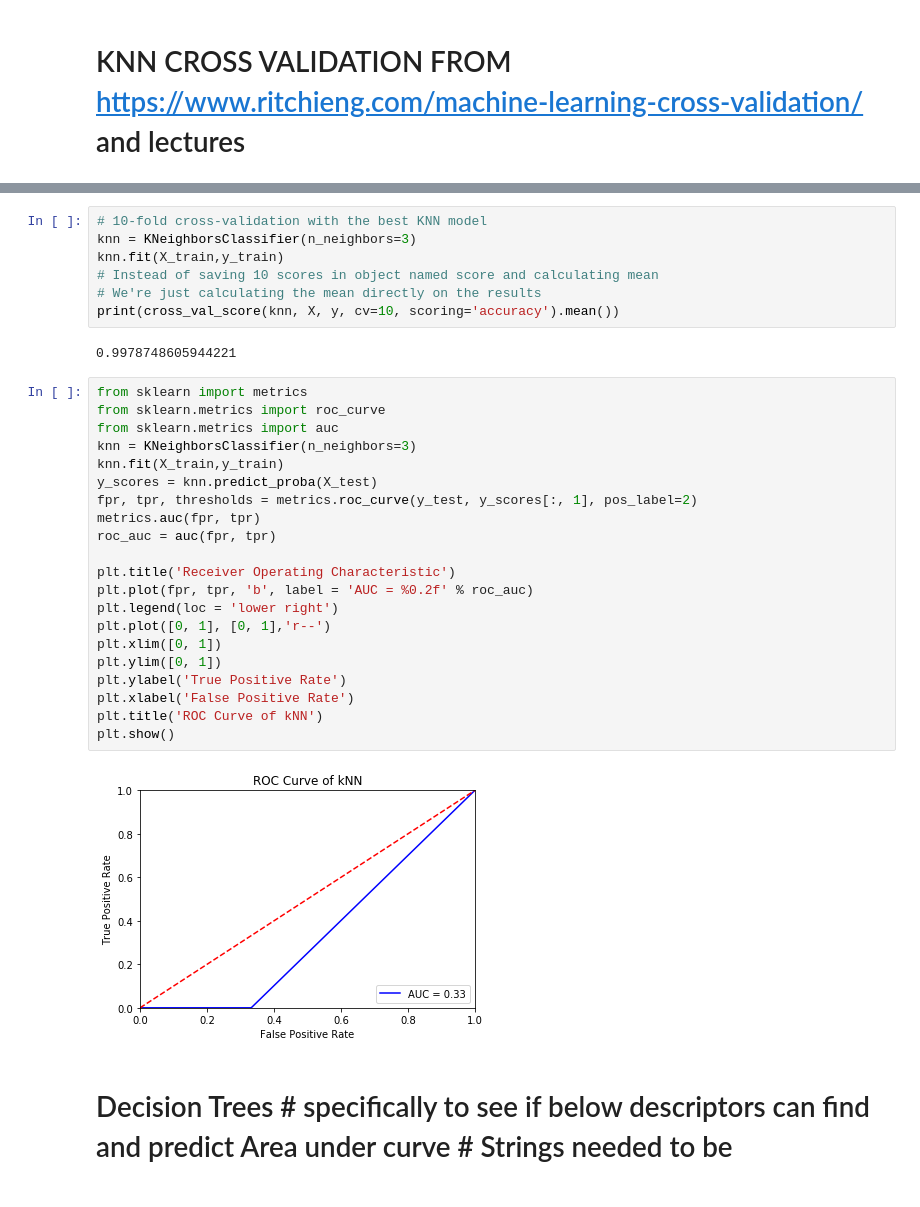
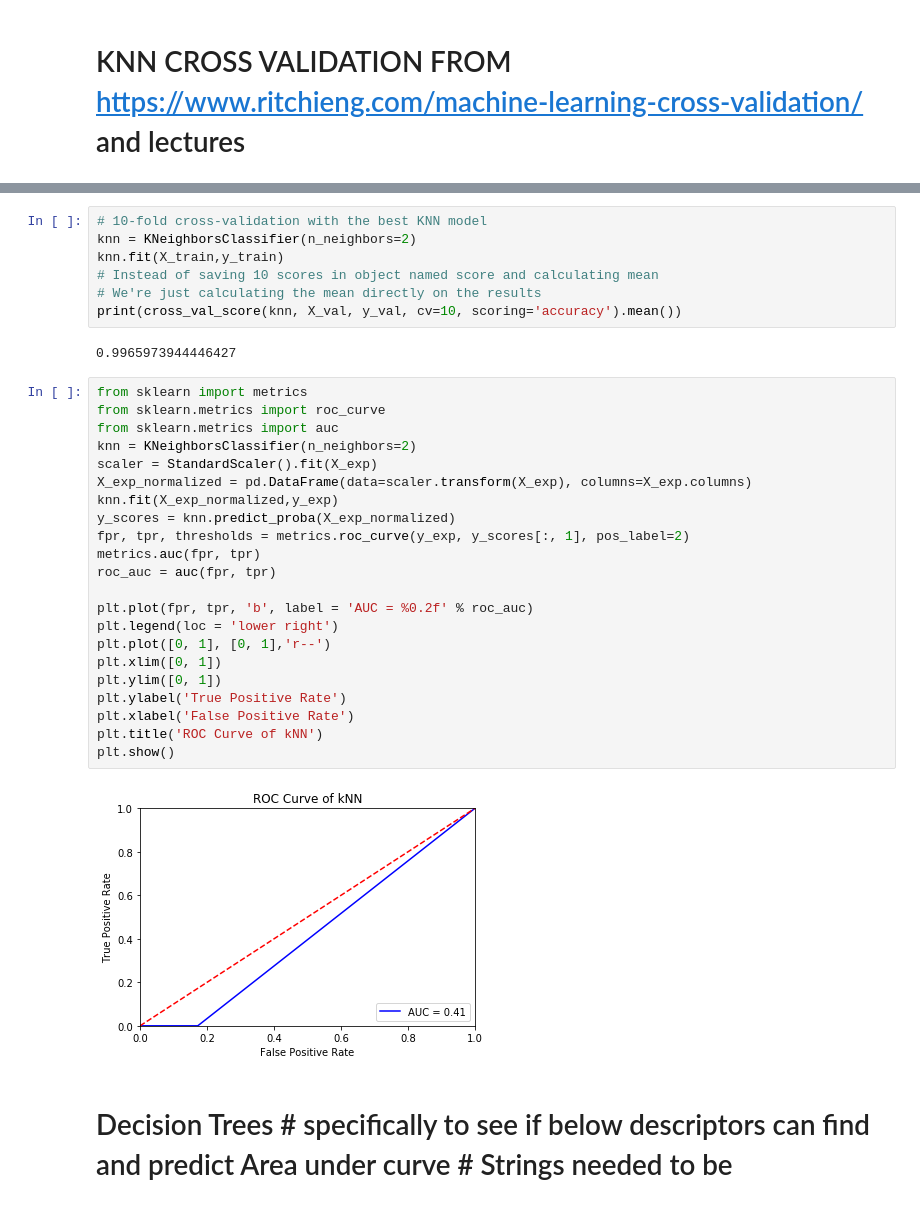
Before and after one commit to raman-noodles/raman-spectra-decomp-analysis, a Jupyter notebook: examples/supervised_machine_learning_dev.ipynb, the cells around one changed output, grey strips where cells are left out. Cells and saved outputs as stored; diff of their text form.

```diff
--- a/examples/supervised_machine_learning_dev.ipynb
+++ b/examples/supervised_machine_learning_dev.ipynb
@@ -974,35 +1167,36 @@ Text(0, 0.5, 'Cross-validated accuracy')
 # %%
 # 10-fold cross-validation with the best KNN model
-knn = KNeighborsClassifier(n_neighbors=3)
+knn = KNeighborsClassifier(n_neighbors=2)
 knn.fit(X_train,y_train)
 # Instead of saving 10 scores in object named score and calculating mean
 # We're just calculating the mean directly on the results
-print(cross_val_score(knn, X, y, cv=10, scoring='accuracy').mean())
+print(cross_val_score(knn, X_val, y_val, cv=10, scoring='accuracy').mean())
 # %% [output]
-0.9978748605944221
+0.9965973944446427
 # %%
 from sklearn import metrics
 from sklearn.metrics import roc_curve
 from sklearn.metrics import auc
-knn = KNeighborsClassifier(n_neighbors=3)
-knn.fit(X_train,y_train)
-y_scores = knn.predict_proba(X_test)
-fpr, tpr, thresholds = metrics.roc_curve(y_test, y_scores[:, 1], pos_label=2)
+knn = KNeighborsClassifier(n_neighbors=2)
+scaler = StandardScaler().fit(X_exp)
+X_exp_normalized = pd.DataFrame(data=scaler.transform(X_exp), columns=X_exp.columns)
+knn.fit(X_exp_normalized,y_exp)
+y_scores = knn.predict_proba(X_exp_normalized)
+fpr, tpr, thresholds = metrics.roc_curve(y_exp, y_scores[:, 1], pos_label=2)
 metrics.auc(fpr, tpr)
 roc_auc = auc(fpr, tpr)
 
-plt.title('Receiver Operating Characteristic')
 plt.plot(fpr, tpr, 'b', label = 'AUC = %0.2f' % roc_auc)
 plt.legend(loc = 'lower right')
 plt.plot([0, 1], [0, 1],'r--')
 plt.xlim([0, 1])
 plt.ylim([0, 1])
 plt.ylabel('True Positive Rate')
 plt.xlabel('False Positive Rate')
 plt.title('ROC Curve of kNN')
 plt.show()
 # %% [output]
-[figure, old version]
+[figure, new version]
 # %% [markdown]
 # Decision Trees # specifically to see if below descriptors can find and predict Area under curve # Strings needed to be
 # %%
```
Also changed, not shown: parts of 28 cells of this notebook.
